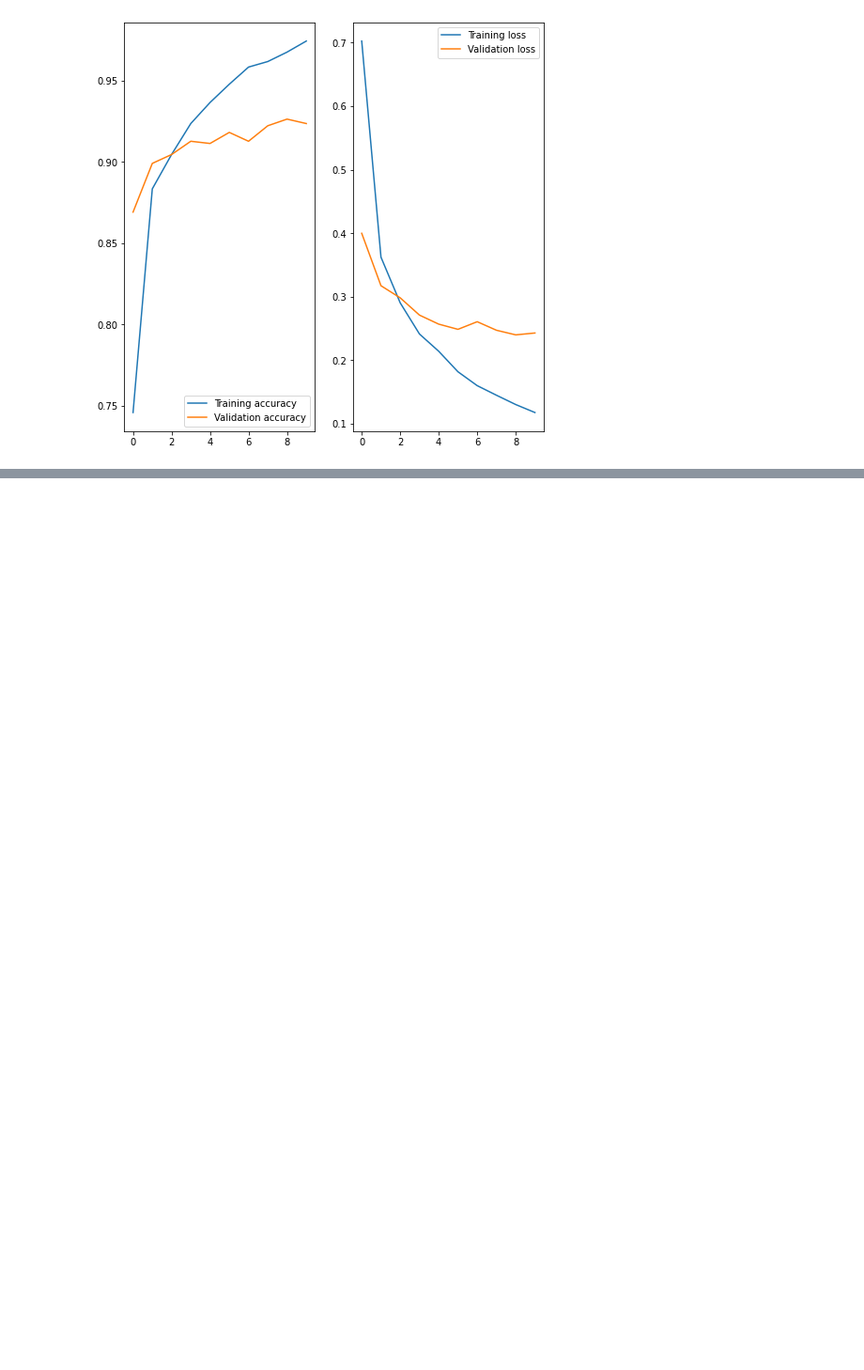
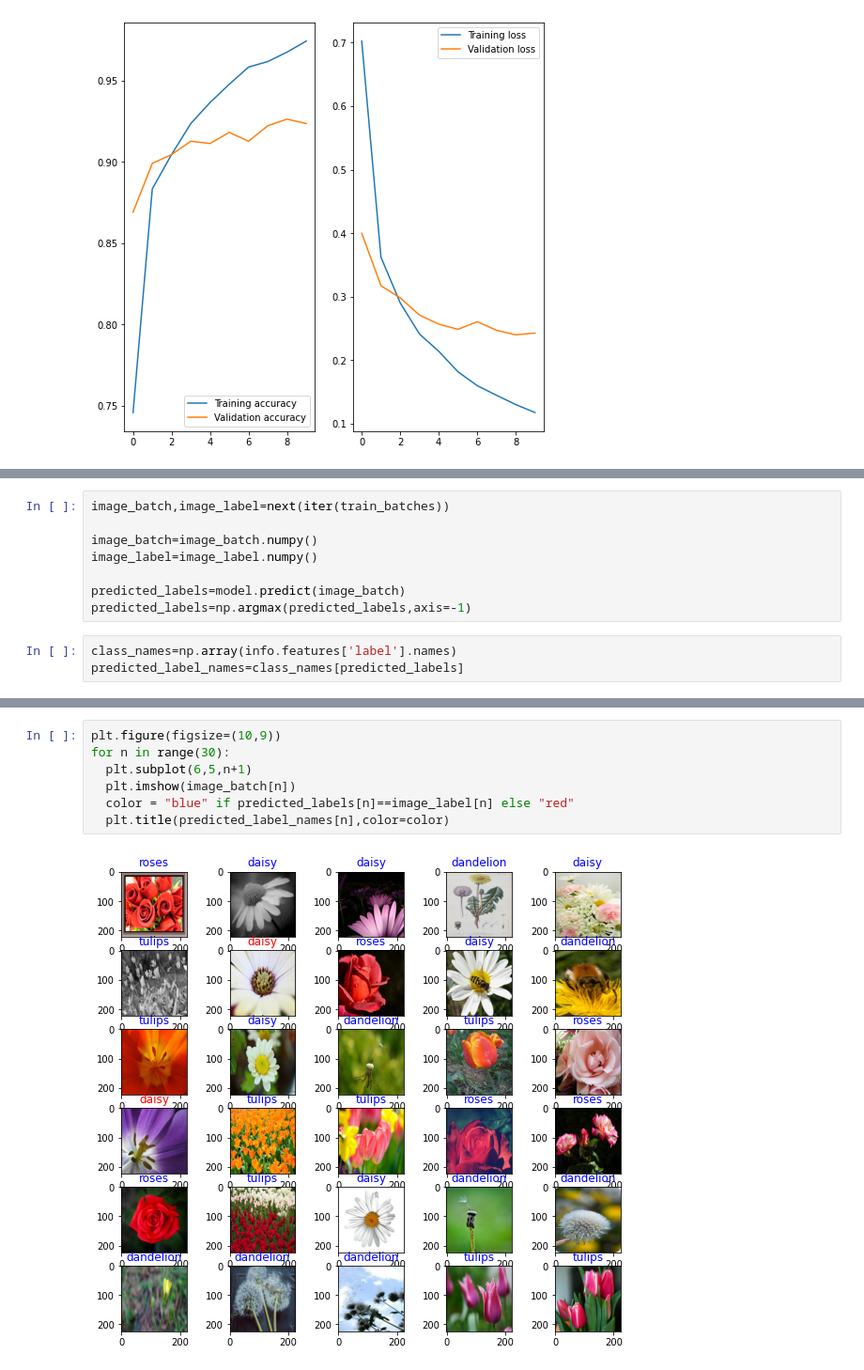
Before and after one commit to venkat2ram/Keras-and-Tensorflow, a Jupyter notebook: ud_L0602_TransferLearning_practice_flowers.ipynb, the cells around one changed output, grey strips where cells are left out. Shown at 94% size. Saved outputs shown, nothing was run; the diff lists cells and outputs as text; blank space fills up the shorter version.

```diff
--- a/ud_L0602_TransferLearning_practice_flowers.ipynb
+++ b/ud_L0602_TransferLearning_practice_flowers.ipynb
@@ -113,0 +110,11 @@ num_examples//4
+# %%
+image_batch,image_label=next(iter(train_batches))
+
+image_batch=image_batch.numpy()
+image_label=image_label.numpy()
+
+predicted_labels=model.predict(image_batch)
+predicted_labels=np.argmax(predicted_labels,axis=-1)
+# %%
+class_names=np.array(info.features['label'].names)
+predicted_label_names=class_names[predicted_labels]
@@ -113,0 +139,9 @@ num_examples//4
+# %%
+plt.figure(figsize=(10,9))
+for n in range(30):
+  plt.subplot(6,5,n+1)
+  plt.imshow(image_batch[n])
+  color = "blue" if predicted_labels[n]==image_label[n] else "red"
+  plt.title(predicted_label_names[n],color=color)
+# %% [output]
+[figure, added]
```
Also changed, not shown: parts of 6 cells of this notebook.
